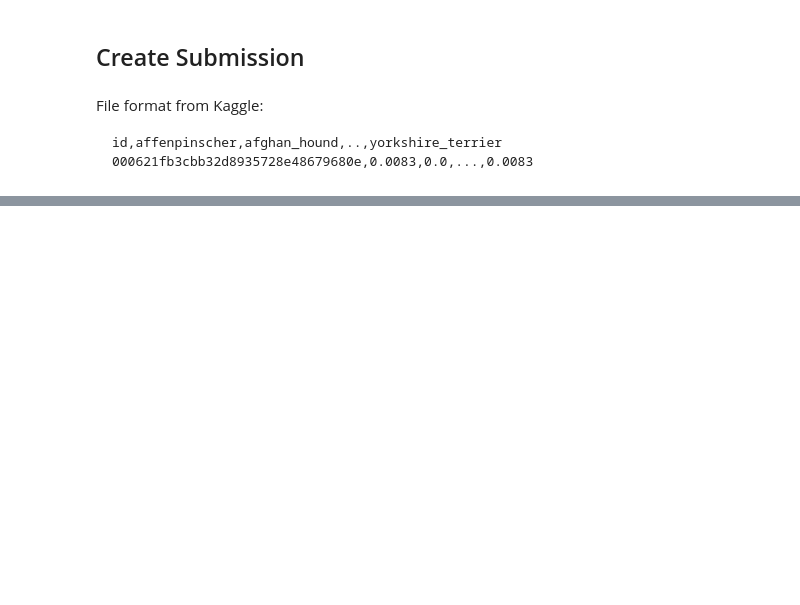
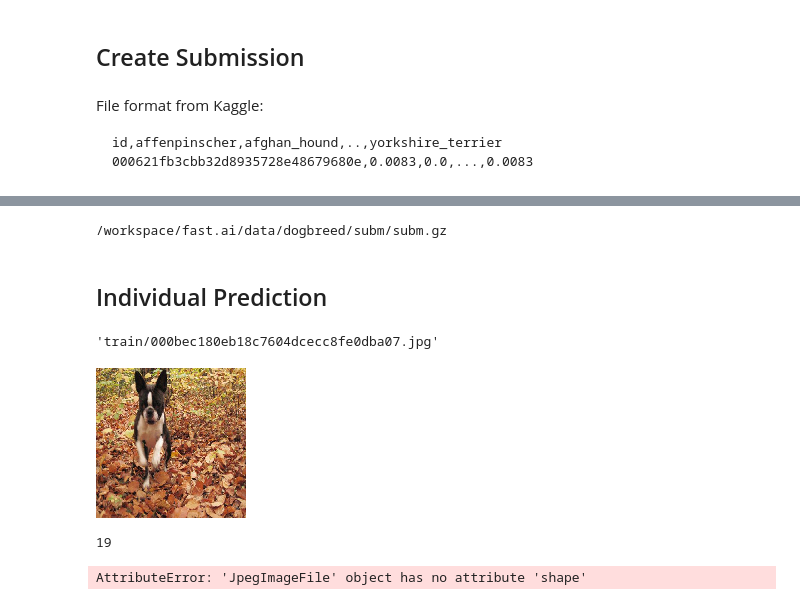
Before and after one commit to aadimator/fast.ai, a Jupyter notebook: Dog Breed - Kaggle.ipynb, the cells around one changed output, grey strips where cells are left out. Saved outputs shown, nothing was run; the diff lists cells and outputs as text; code cells hidden in the pictures; blank space fills up the shorter version.

```diff
--- a/Dog Breed - Kaggle.ipynb
+++ b/Dog Breed - Kaggle.ipynb
@@ -240,0 +228,15 @@ ValueError: Must pass 2-d input
+# %%
+FileLink(f'{SUBM}subm.gz')
+# %% [output]
+/workspace/fast.ai/data/dogbreed/subm/subm.gz
+# %% [markdown]
+## Individual Prediction
+# %%
+fn = data.val_ds.fnames[0]
+fn
+# %% [output]
+'train/000bec180eb18c7604dcecc8fe0dba07.jpg'
+# %%
+Image.open(PATH+fn).resize((150, 150))
+# %% [output]
+[figure, added]
@@ -240,0 +245,13 @@ ValueError: Must pass 2-d input
+# %%
+ds = FilesIndexArrayDataset([fn], np.array([0]), val_tfms, PATH)
+dl = DataLoader(ds)
+preds = learn.predict_dl(dl)
+np.argmax(preds)
+# %% [output]
+19
+# %%
+im = trn_tfms(Image.open(PATH+fn))
+preds = learn.predict_array(im[None])
+np.argmax(preds)
+# %% [output]
+AttributeError: 'JpegImageFile' object has no attribute 'shape'
```
Also changed, not shown: parts of 14 cells of this notebook, 46 other files.
